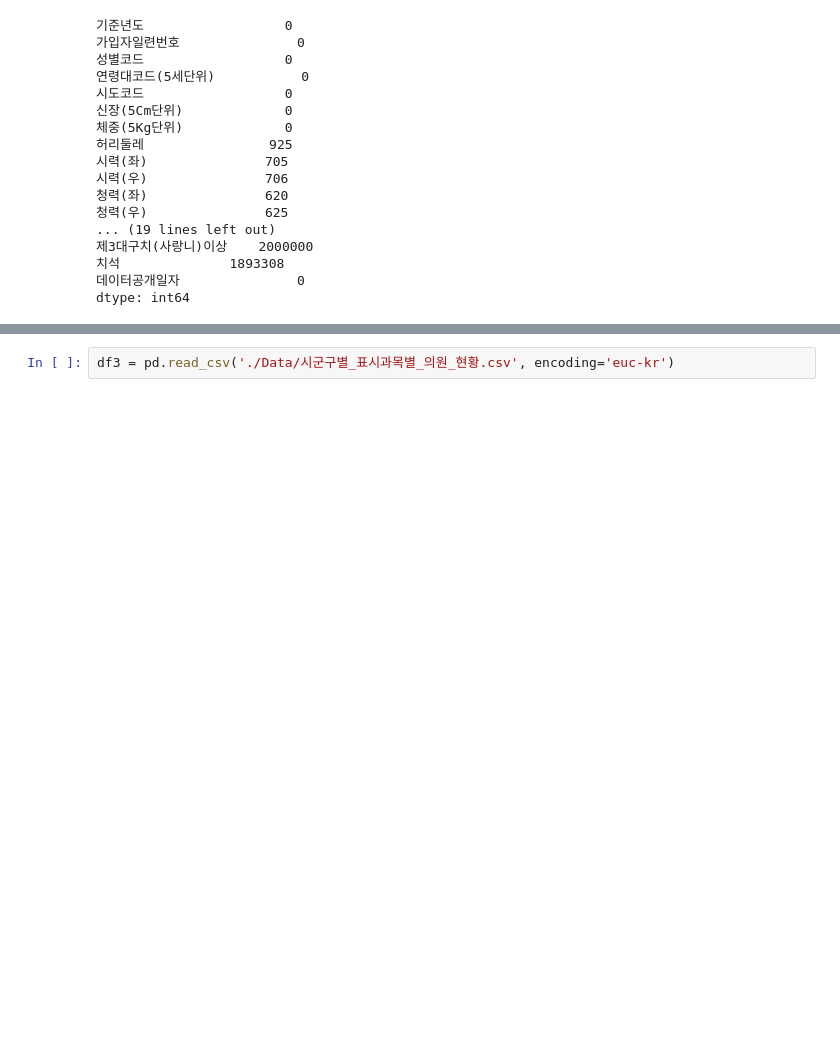
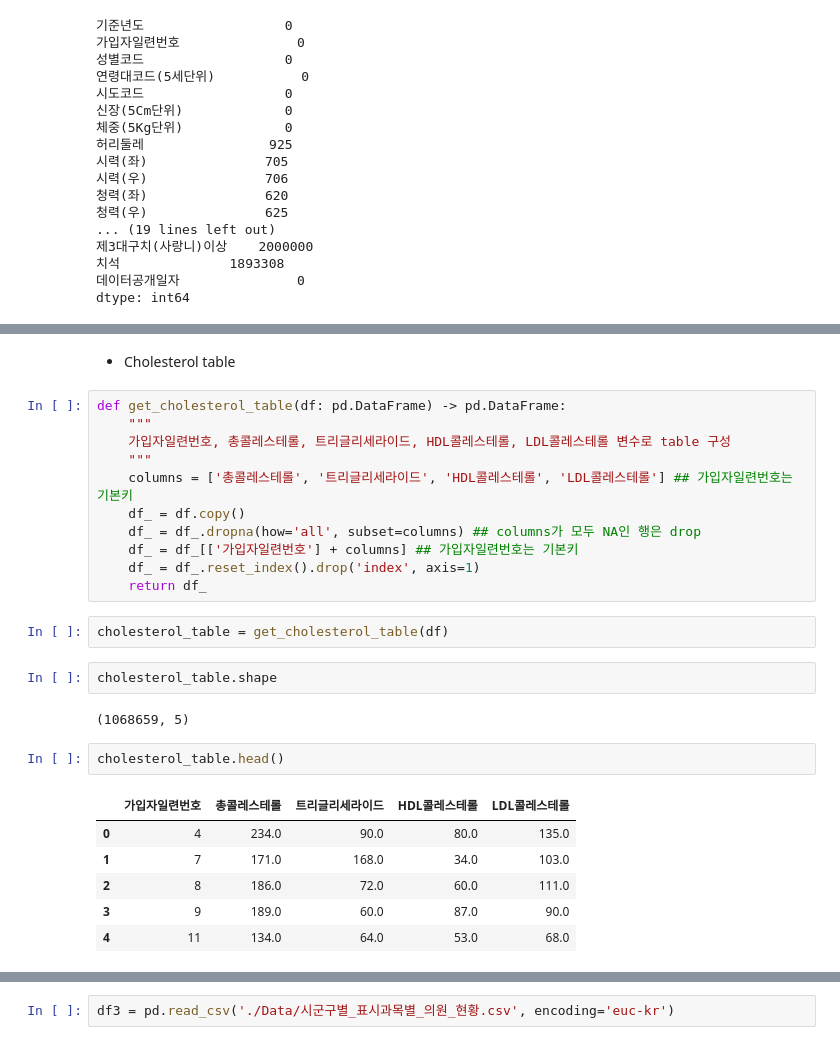
Before and after one commit to Jaesu26/statistical-database-project, a Jupyter notebook: 2022-05-30-StatsDB-Final.ipynb, the cells around one changed output, grey strips where cells are left out. Drawn from its saved outputs; the diff is of its cells as text; blank space fills up the shorter version.

```diff
--- a/2022-05-30-StatsDB-Final.ipynb
+++ b/2022-05-30-StatsDB-Final.ipynb
@@ -174,0 +266,28 @@ df2 = pd.read_csv('./Data/행정구역_시군구별_성별_인구수.csv', encod
+# %% [markdown]
+- Cholesterol table
+# %%
+def get_cholesterol_table(df: pd.DataFrame) -> pd.DataFrame:
+    """
+    가입자일련번호, 총콜레스테롤, 트리글리세라이드, HDL콜레스테롤, LDL콜레스테롤 변수로 table 구성
+    """
+    columns = ['총콜레스테롤', '트리글리세라이드', 'HDL콜레스테롤', 'LDL콜레스테롤'] ## 가입자일련번호는 기본키
+    df_ = df.copy()
+    df_ = df_.dropna(how='all', subset=columns) ## columns가 모두 NA인 행은 drop
+    df_ = df_[['가입자일련번호'] + columns] ## 가입자일련번호는 기본키
+    df_ = df_.reset_index().drop('index', axis=1)
+    return df_
+# %%
+cholesterol_table = get_cholesterol_table(df)
+# %%
+cholesterol_table.shape
+# %% [output]
+(1068659, 5)
+# %%
+cholesterol_table.head()
+# %% [output]
+|  | 가입자일련번호 | 총콜레스테롤 | 트리글리세라이드 | HDL콜레스테롤 | LDL콜레스테롤 |
+| 0 | 4 | 234.0 | 90.0 | 80.0 | 135.0 |
+| 1 | 7 | 171.0 | 168.0 | 34.0 | 103.0 |
+| 2 | 8 | 186.0 | 72.0 | 60.0 | 111.0 |
+| 3 | 9 | 189.0 | 60.0 | 87.0 | 90.0 |
+| 4 | 11 | 134.0 | 64.0 | 53.0 | 68.0 |
```
Also changed, not shown: parts of 43 cells of this notebook.
